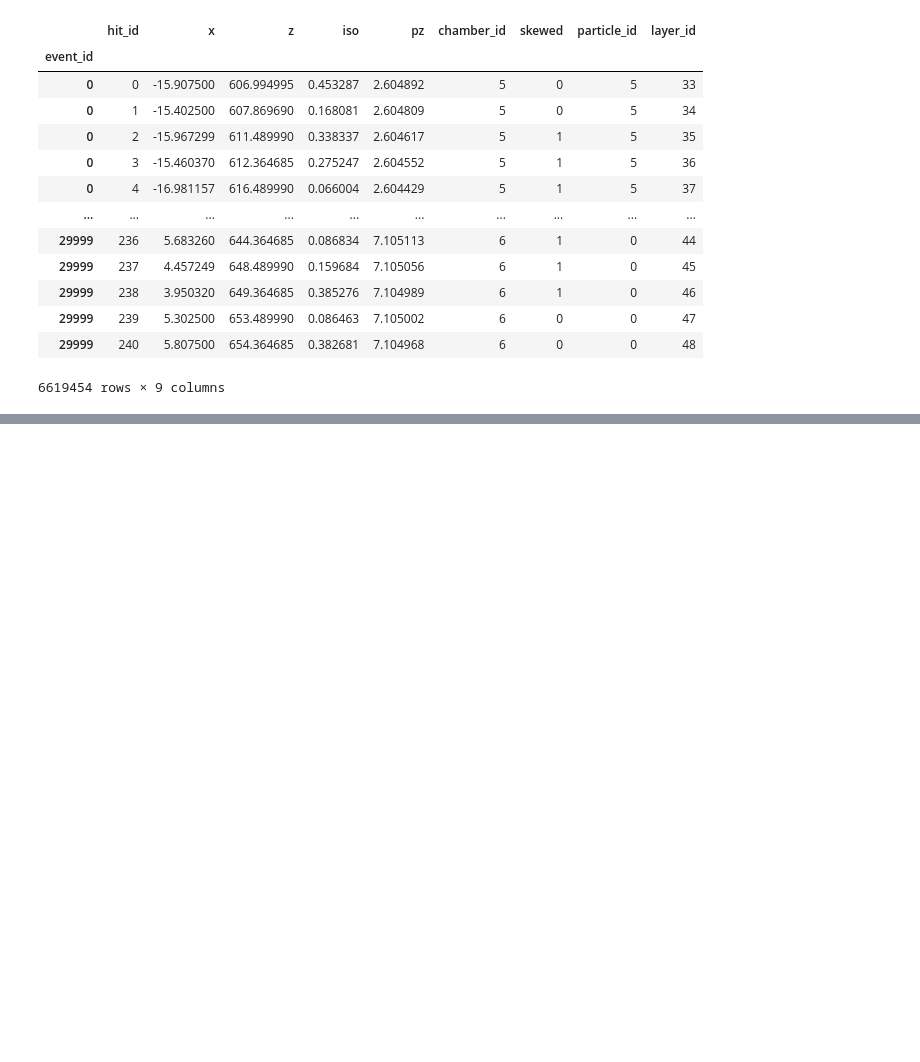
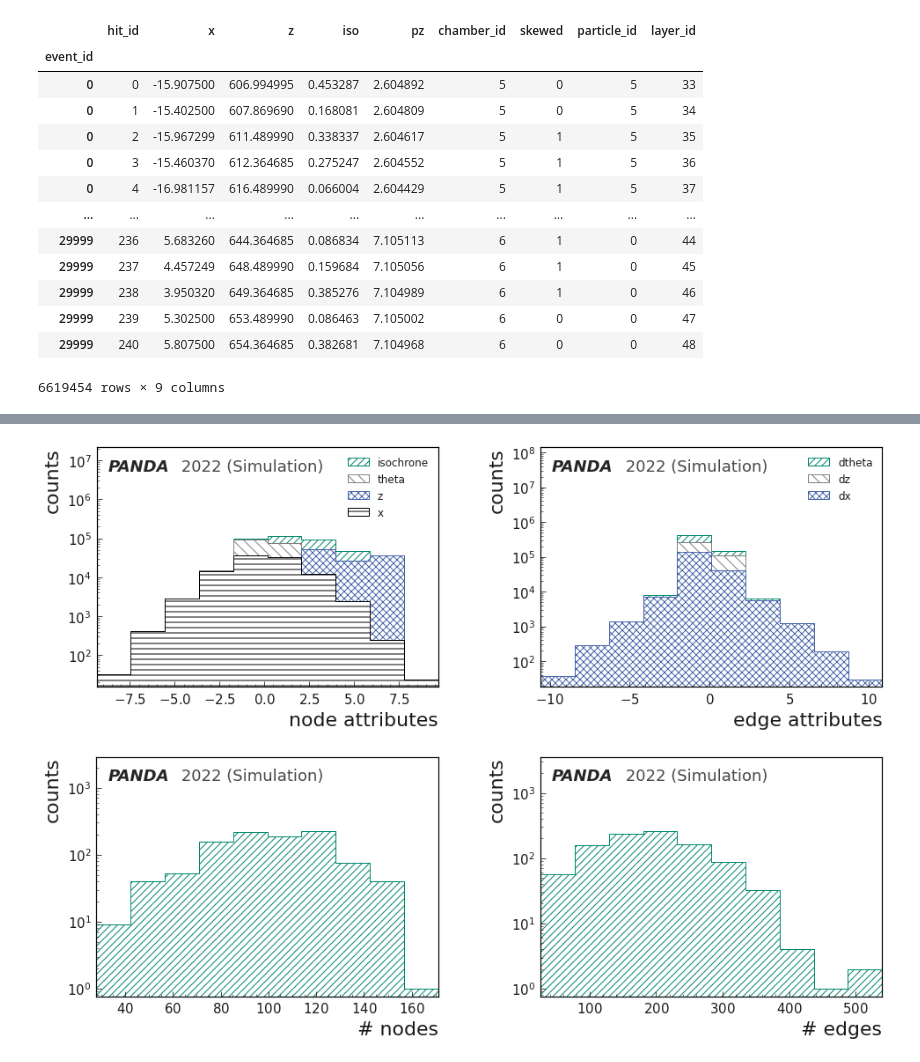
Before and after one commit to grheine/IN_hls4ml, a Jupyter notebook: IN_pipeline.ipynb, the cells around one changed output, grey strips where cells are left out. Drawn from its saved outputs; the diff is of its cells as text; code cells hidden in the pictures; blank space fills up the shorter version.

```diff
--- a/IN_pipeline.ipynb
+++ b/IN_pipeline.ipynb
@@ -96,3 +96,8 @@ graphs = data.create_graph_list()
+# %%
+plot_information(graphs=graphs).plot_graph_information()
+# %% [output]
+[figure, added]
+[figure, added]
 # %%
 # purity, efficiency, bad_graphs = evaluate_graphs(data.raw.rename(columns={'layer_id':'layer'}), graphs).evaluate_graphs()
 purity, efficiency, bad_graphs = evaluate_graphs(data.events, graphs).evaluate_graphs()
```
Also changed, not shown: parts of 13 cells of this notebook, 8 other files.
